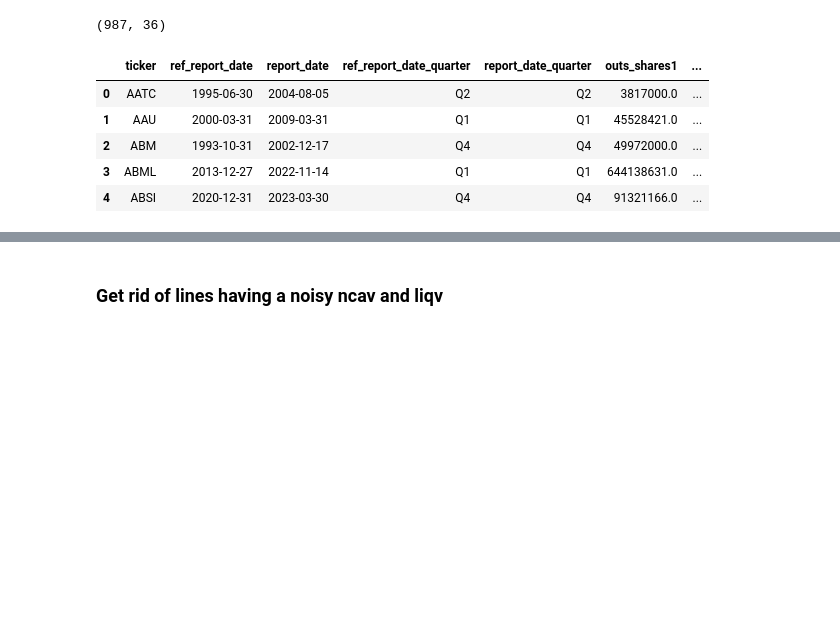
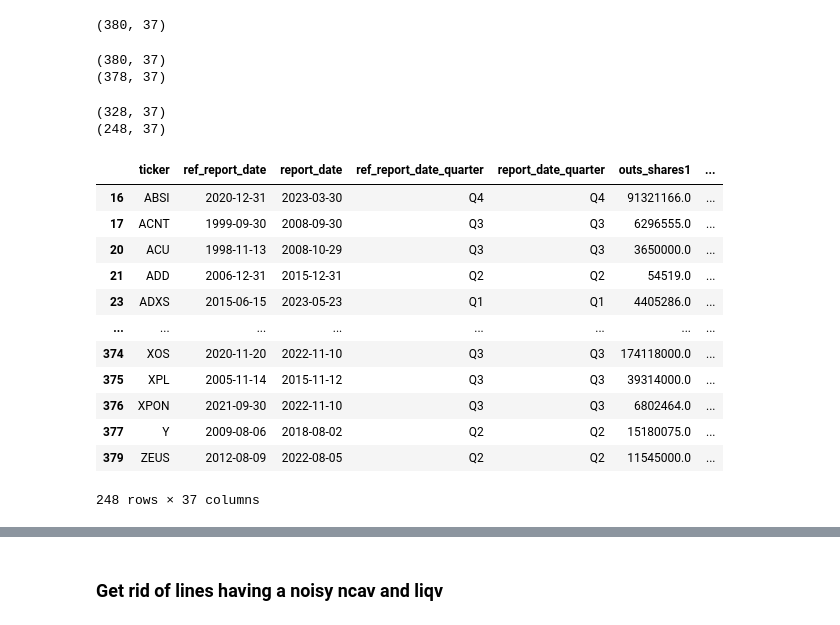
Before and after one commit to simonjpc/value_investment, a Jupyter notebook: notebooks/backtesting-output-analysis.ipynb, the cells around one changed output, grey strips where cells are left out. Saved outputs shown, nothing was run; the diff lists cells and outputs as text; code cells hidden in the pictures; blank space fills up the shorter version.

```diff
--- a/notebooks/backtesting-output-analysis.ipynb
+++ b/notebooks/backtesting-output-analysis.ipynb
@@ -7,6 +8,6 @@ import matplotlib.pyplot as plt
 pd.set_option("display.max_columns", 100)
 # %%
-db_uri = "postgresql://simonpalma:axionable@localhost:5432/yourdb"
+db_uri = ""
 engine = create_engine(db_uri, poolclass=QueuePool, pool_size=10, max_overflow=20)
 # %%
 query = f"""
@@ -19,16 +20,40 @@ with engine.connect() as connection:
 # %%
 df.shape
 # %% [output]
-(987, 36)
+(380, 37)
+# %%
+print(df.shape)
+df = df.drop_duplicates()
+print(df.shape)
+# %% [output]
+(380, 37)
+(378, 37)
+# %%
+# companies we invested in less than 3 years ago and no return has been realized should not count
+# because we do not have all the period to assess
+print(df.shape)
+newest_possible_date = (datetime.today() -pd.DateOffset(days=3*365))
+df = df[~((df["min_price_date"] > newest_possible_date) & (pd.isna(df["doubling_return_delay"])))]
+print(df.shape)
+# %% [output]
+(328, 37)
+(248, 37)
 # %%
-df.head()
+df
 # %% [output]
 |  | ticker | ref_report_date | report_date | ref_report_date_quarter | report_date_quarter | outs_shares1 | ... |
-| 0 | AATC | 1995-06-30 | 2004-08-05 | Q2 | Q2 | 3817000.0 | ... |
-| 1 | AAU | 2000-03-31 | 2009-03-31 | Q1 | Q1 | 45528421.0 | ... |
-| 2 | ABM | 1993-10-31 | 2002-12-17 | Q4 | Q4 | 49972000.0 | ... |
-| 3 | ABML | 2013-12-27 | 2022-11-14 | Q1 | Q1 | 644138631.0 | ... |
-| 4 | ABSI | 2020-12-31 | 2023-03-30 | Q4 | Q4 | 91321166.0 | ... |
+| 16 | ABSI | 2020-12-31 | 2023-03-30 | Q4 | Q4 | 91321166.0 | ... |
+| 17 | ACNT | 1999-09-30 | 2008-09-30 | Q3 | Q3 | 6296555.0 | ... |
+| 20 | ACU | 1998-11-13 | 2008-10-29 | Q3 | Q3 | 3650000.0 | ... |
+| 21 | ADD | 2006-12-31 | 2015-12-31 | Q2 | Q2 | 54519.0 | ... |
+| 23 | ADXS | 2015-06-15 | 2023-05-23 | Q1 | Q1 | 4405286.0 | ... |
+| ... | ... | ... | ... | ... | ... | ... | ... |
+| 374 | XOS | 2020-11-20 | 2022-11-10 | Q3 | Q3 | 174118000.0 | ... |
+| 375 | XPL | 2005-11-14 | 2015-11-12 | Q3 | Q3 | 39314000.0 | ... |
+| 376 | XPON | 2021-09-30 | 2022-11-10 | Q3 | Q3 | 6802464.0 | ... |
+| 377 | Y | 2009-08-06 | 2018-08-02 | Q2 | Q2 | 15180075.0 | ... |
+| 379 | ZEUS | 2012-08-09 | 2022-08-05 | Q2 | Q2 | 11545000.0 | ... |
+248 rows × 37 columns
 # %%
 df.describe()
 # %% [output]
```
Also changed, not shown: parts of 91 cells of this notebook.
